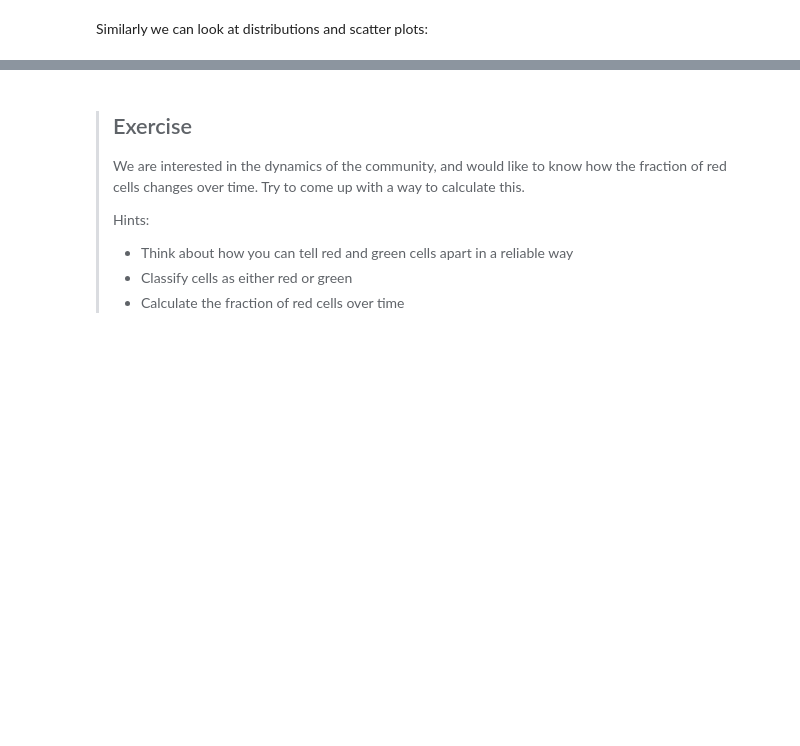
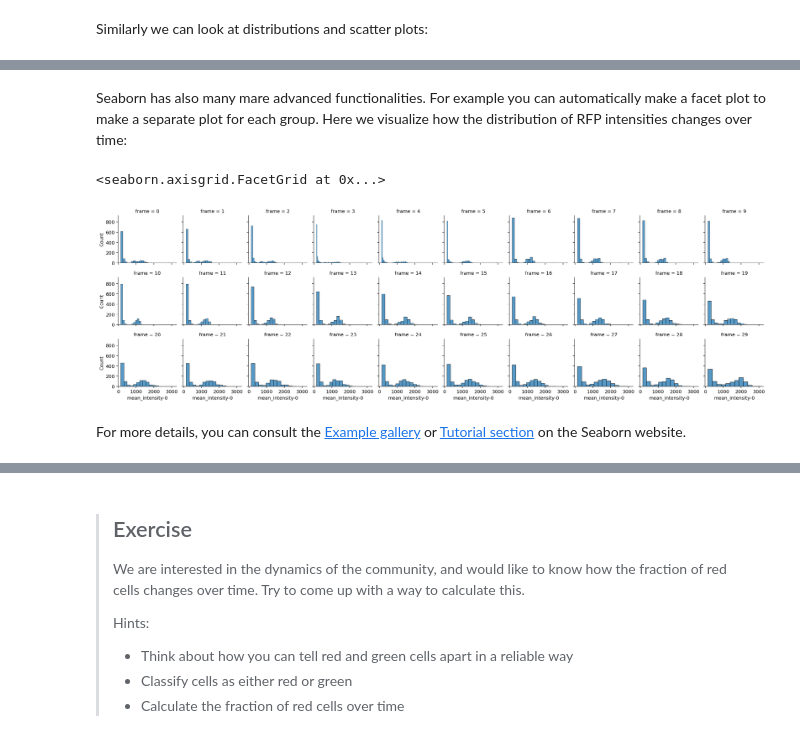
Before and after one commit to sib-swiss/spring_school_bioinformatics_microbiology, a Jupyter notebook: projects/project2/Project2A/postprocess_segmention.ipynb, the cells around one changed output, grey strips where cells are left out. Cells and saved outputs as stored; diff of their text form; code cells hidden in the pictures; blank space fills up the shorter version.

```diff
--- a/projects/project2/Project2A/postprocess_segmention.ipynb
+++ b/projects/project2/Project2A/postprocess_segmention.ipynb
@@ -481,0 +646,10 @@ sns.scatterplot(ax=axs[1], data=all_fluor, x="mean_intensity-0", y="mean_intensi
+# %% [markdown]
+Seaborn has also many mare advanced functionalities. For example you can automatically make a facet plot to make a separate plot for each group. Here we visualize how the distribution of RFP intensities changes over time:
+# %%
+g = sns.FacetGrid(info_table_all, col="frame", col_wrap=10, height=2)
+g.map(sns.histplot, "mean_intensity-0")
+# %% [output]
+<seaborn.axisgrid.FacetGrid at 0x...>
+[figure, added]
+# %% [markdown]
+For more details, you can consult the [Example gallery](https://seaborn.pydata.org/examples/index.html) or [Tutorial section](https://seaborn.pydata.org/tutorial.html) on the Seaborn website.
```
Also changed, not shown: parts of 93 cells of this notebook, 2 other files.
